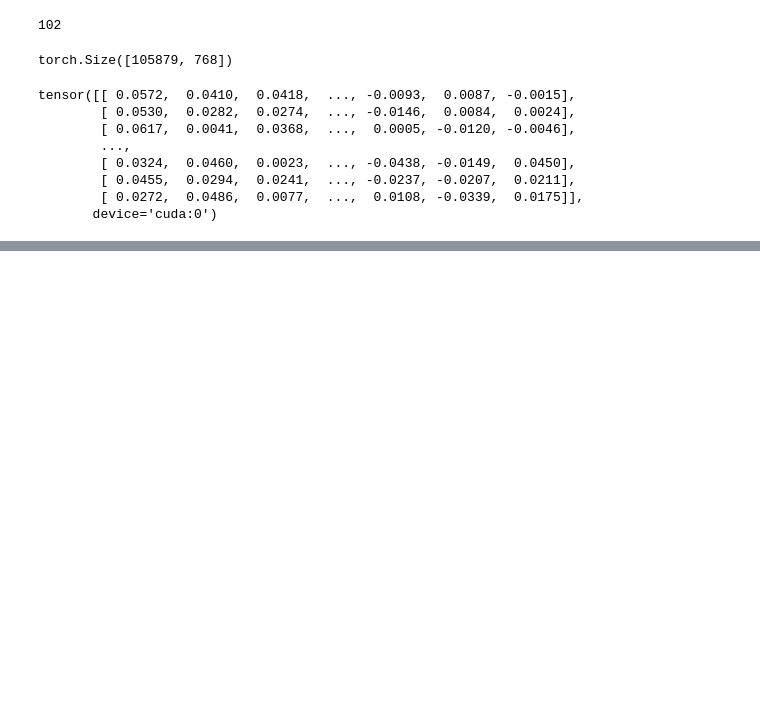
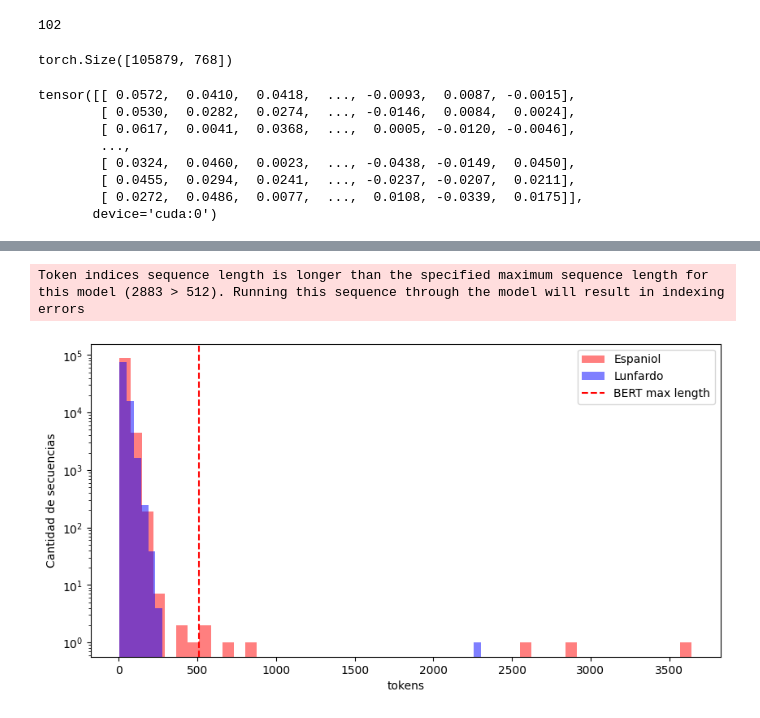
Before and after one commit to aaronbernal28/lunfardo-translator, a Jupyter notebook: codebase/noteboooks/explotation.ipynb, the cells around one changed output, grey strips where cells are left out. Cells and saved outputs as stored; diff of their text form; code cells hidden in the pictures; blank space fills up the shorter version.

```diff
--- a/codebase/noteboooks/explotation.ipynb
+++ b/codebase/noteboooks/explotation.ipynb
@@ -163,0 +173,26 @@ tensor([[ 0.0572,  0.0410,  0.0418,  ..., -0.0093,  0.0087, -0.0015],
+# %%
+# cargamos los datos small
+data = pd.read_csv('../../data/es-gl.txt', sep='\t', header=None, on_bad_lines='skip')
+data.columns = ['spanish', 'gl']
+
+# Count NaN values in each column
+nan_counts = data.isna().sum()
+
+# Get text length stats for each column
+length_stats = {}
+for col in ['spanish', 'gl']:
+    lengths = data[col].dropna().apply(len)
+    length_stats[col] = {
+        'min_len': round(lengths.min()),
+        'max_len': round(lengths.max()),
+        'avg_len': round(lengths.mean()),
+        'median_len': round(lengths.median())
+    }
+
+print("Lenght:", len(data))
+print("NaN counts:\n", nan_counts)
+print("\nLength stats (characters):")
+for col, stats in length_stats.items():
+    print(f"{col}: {stats}")
+
+data.head()
@@ -163,0 +215,11 @@ tensor([[ 0.0572,  0.0410,  0.0418,  ..., -0.0093,  0.0087, -0.0015],
+# %%
+data = data[-data['gl'].isna()]
+# %%
+from sklearn.model_selection import train_test_split
+
+_, data_sample = train_test_split(data, test_size=0.05, random_state=28)
+
+plot_token_count(data_sample['spanish'], data_sample['gl'], log=True)
+# %% [output]
+Token indices sequence length is longer than the specified maximum sequence length for this model (2883 > 512). Running this sequence through the model will result in indexing errors
+[figure, added]
```
Also changed, not shown: parts of 15 cells of this notebook, 8 other files.
